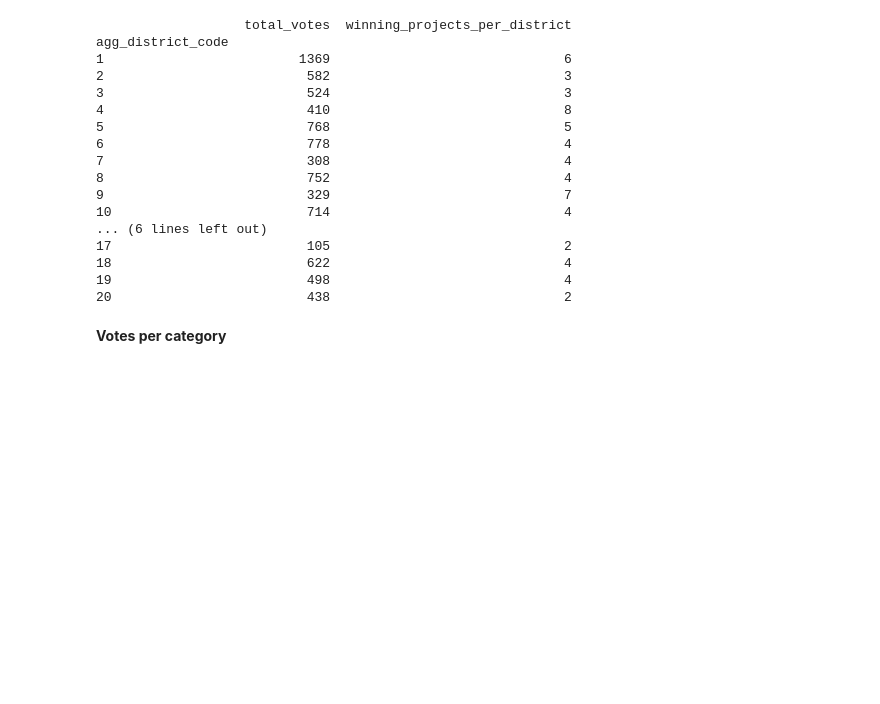
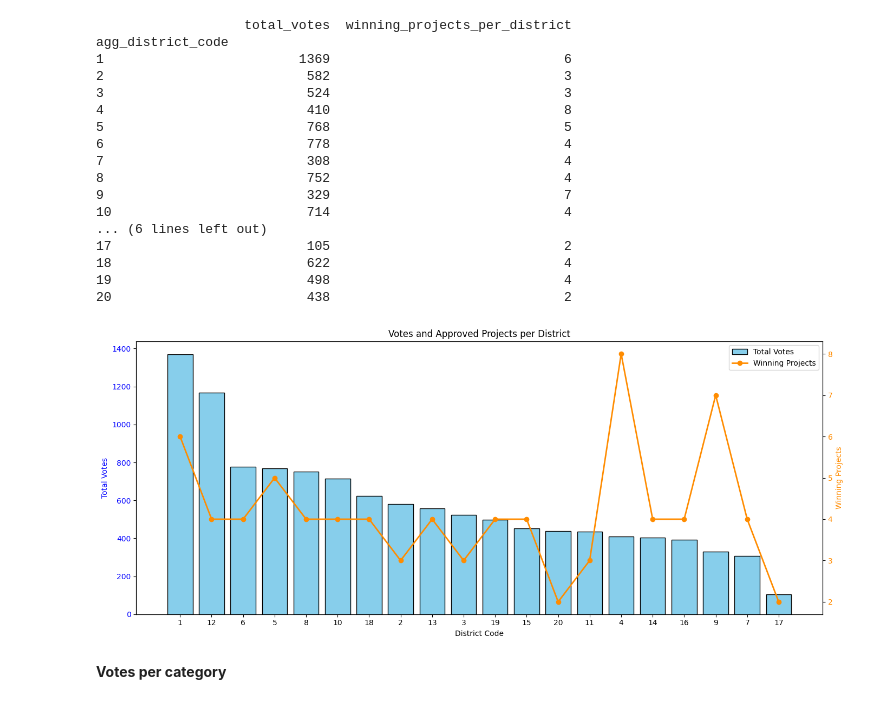
Before and after one commit to SamuelMalaga/M2IS-Internship-XAI, a Jupyter notebook: XAI_Descritpive_analysis.ipynb, the cells around one changed output. Drawn from its saved outputs; the diff is of its cells as text; code cells hidden in the pictures; blank space fills up the shorter version.

```diff
--- a/XAI_Descritpive_analysis.ipynb
+++ b/XAI_Descritpive_analysis.ipynb
@@ -259,6 +259,37 @@ agg_district_code
 18                         622                              4
 19                         498                              4
 20                         438                              2
+# %%
+# Sort by total_votes for better readability
+result_sorted = result.sort_values('total_votes', ascending=False)
+
+# Set up figure
+fig, ax1 = plt.subplots(figsize=(14, 6))
+
+# Bar chart for total votes
+bars = ax1.bar(result_sorted.index.astype(str), result_sorted['total_votes'], color='skyblue', edgecolor='black', label='Total Votes')
+ax1.set_xlabel('District Code')
+ax1.set_ylabel('Total Votes', color='blue')
+ax1.tick_params(axis='y', labelcolor='blue')
+
+# Second y-axis for winning projects
+ax2 = ax1.twinx()
+ax2.plot(result_sorted.index.astype(str), result_sorted['winning_projects_per_district'], color='darkorange', marker='o', linewidth=2, label='Winning Projects')
+ax2.set_ylabel('Winning Projects', color='darkorange')
+ax2.tick_params(axis='y', labelcolor='darkorange')
+
+# Titles and layout
+plt.title('Votes and Approved Projects per District')
+fig.tight_layout()
+
+# Optional: add legend
+lines_labels = [ax.get_legend_handles_labels() for ax in [ax1, ax2]]
+lines, labels = [sum(lol, []) for lol in zip(*lines_labels)]
+ax1.legend(lines, labels, loc='upper right')
+
+plt.show()
+# %% [output]
+[figure, added]
 # %% [markdown]
 **Votes per category**
 # %%
```
Also changed, not shown: parts of 5 cells of this notebook, 12 other files.
